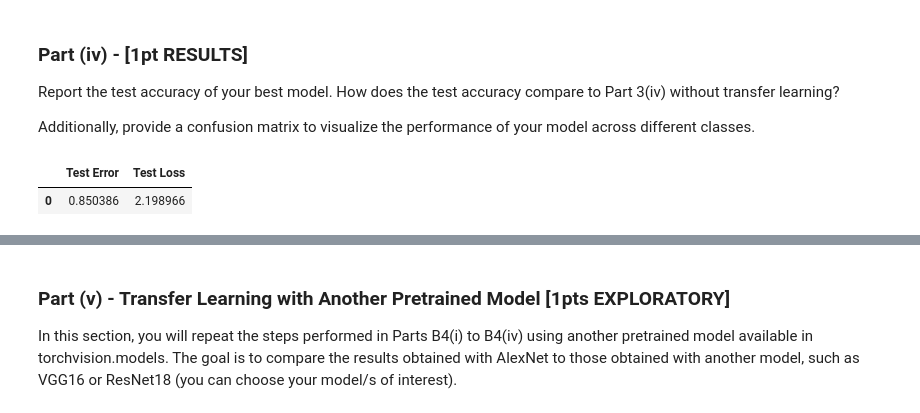
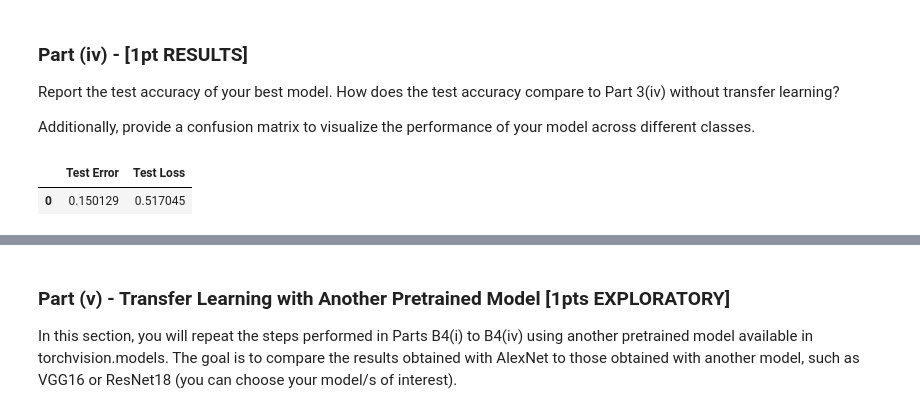
Before and after one commit to Fulankeee/MIE1517-Project-2, a Jupyter notebook: A2.ipynb, the cells around one changed output, grey strips where cells are left out. Drawn from its saved outputs; the diff is of its cells as text; code cells hidden in the pictures.

```diff
--- a/A2.ipynb
+++ b/A2.ipynb
@@ -1034,6 +1032,24 @@ def compute_features(dataloader):
 Train Features Shape: torch.Size([244, 256, 6, 6])
 Validation Features Shape: torch.Size([243, 256, 6, 6])
 Test Features Shape: torch.Size([1945, 256, 6, 6])
+# %%
+# Fixed PyTorch random seed for reproducible results
+torch.manual_seed(1000)
+data_dir = '/content/A2_Hand_Gesture_Dataset_revised/Lab_3b_Gesture_Dataset Revised'
+train_loader, val_loader, test_loader, classes = get_data_loader_2(data_dir, 1)
+
+train_features, train_labels = compute_features(train_loader)
+val_features, val_labels = compute_features(val_loader)
+test_features, test_labels = compute_features(test_loader)
+
+# Convert the features and labels to PyTorch tensors
+train_dataset = TensorDataset(train_features, train_labels)
+val_dataset = TensorDataset(val_features, val_labels)
+test_dataset = TensorDataset(test_features, test_labels)
+
+train_loader = DataLoader(train_dataset, batch_size=batch_size, shuffle=True)
+val_loader = DataLoader(val_dataset, batch_size=batch_size, shuffle=False)
+test_loader = DataLoader(test_dataset, batch_size=batch_size, shuffle=False)
 # %% [markdown]
 ### Part (ii) - [1pt MODEL]
 Build a convolutional neural network that takes as input these AlexNet features, and makes a prediction using additional convolutional and/or linear layers. Your model should be a subclass of nn.Module.
@@ -1264,26 +1321,25 @@ def evaluate(net, loader, criterion):
 # %%
 # TO BE COMPLETED
 import pandas as pd
-
 data_dir = '/content/A2_Hand_Gesture_Dataset_revised/Lab_3b_Gesture_Dataset Revised'
-batch_size = 16
-lr = 0.005
-epoch = 7
-alexnet = Alexnn()
+batch_size = 128
+lr = 0.5
+epoch = 9
+alexnn = Alexnn()
 model_name = get_model_name("Alexnn", batch_size, lr, epoch)
 model_path = f"{model_name}"
 
-chosen_model.load_state_dict(torch.load(model_path))
+alexnn.load_state_dict(torch.load(model_path))
 criterion = nn.CrossEntropyLoss()
-test_err, test_loss = evaluate(alexnet, test_loader, criterion)
+test_err, test_loss = evaluate(alexnn, test_loader, criterion)
 
 
 test_results = {
     "Test Error": test_err,
     "Test Loss": test_loss
 }
 Alex_test_results = pd.DataFrame(test_results, index=[0])
 Alex_test_results
 # %% [output]
 |  | Test Error | Test Loss |
-| 0 | 0.850386 | 2.198966 |
+| 0 | 0.150129 | 0.517045 |
```
Also changed, not shown: parts of 13 cells of this notebook.
